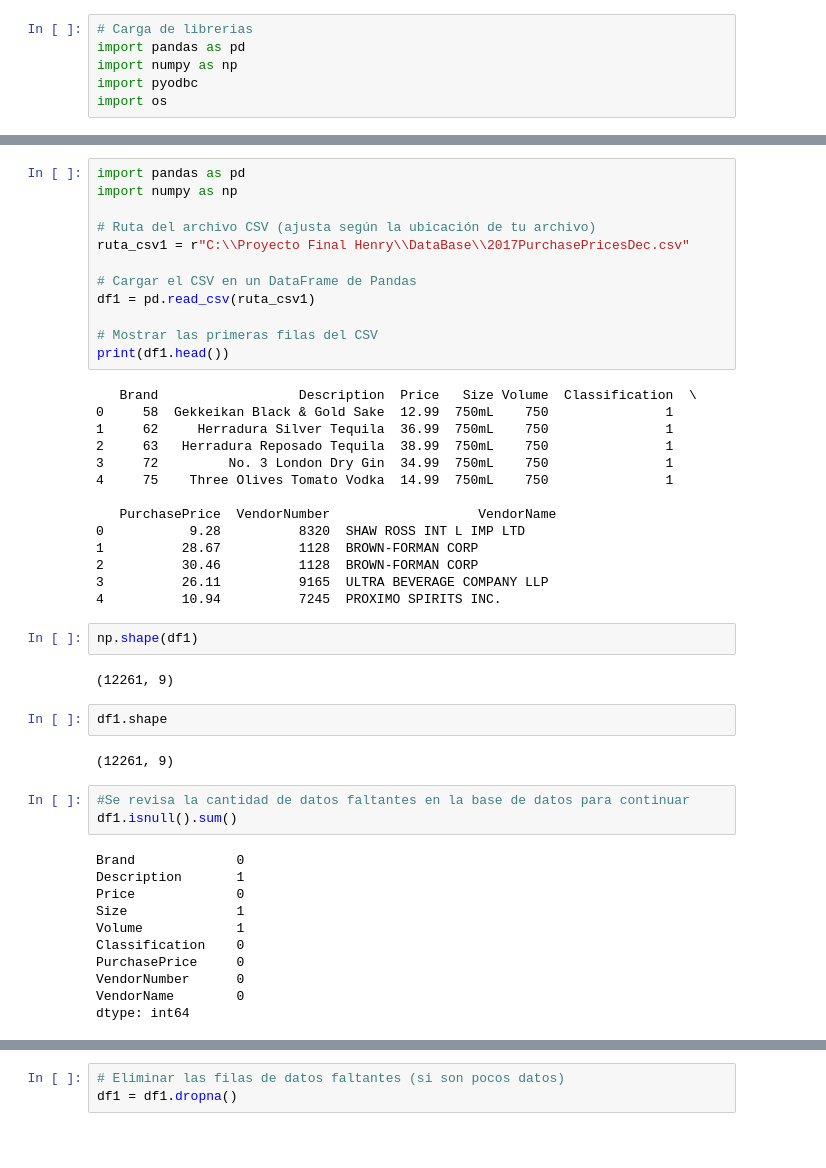
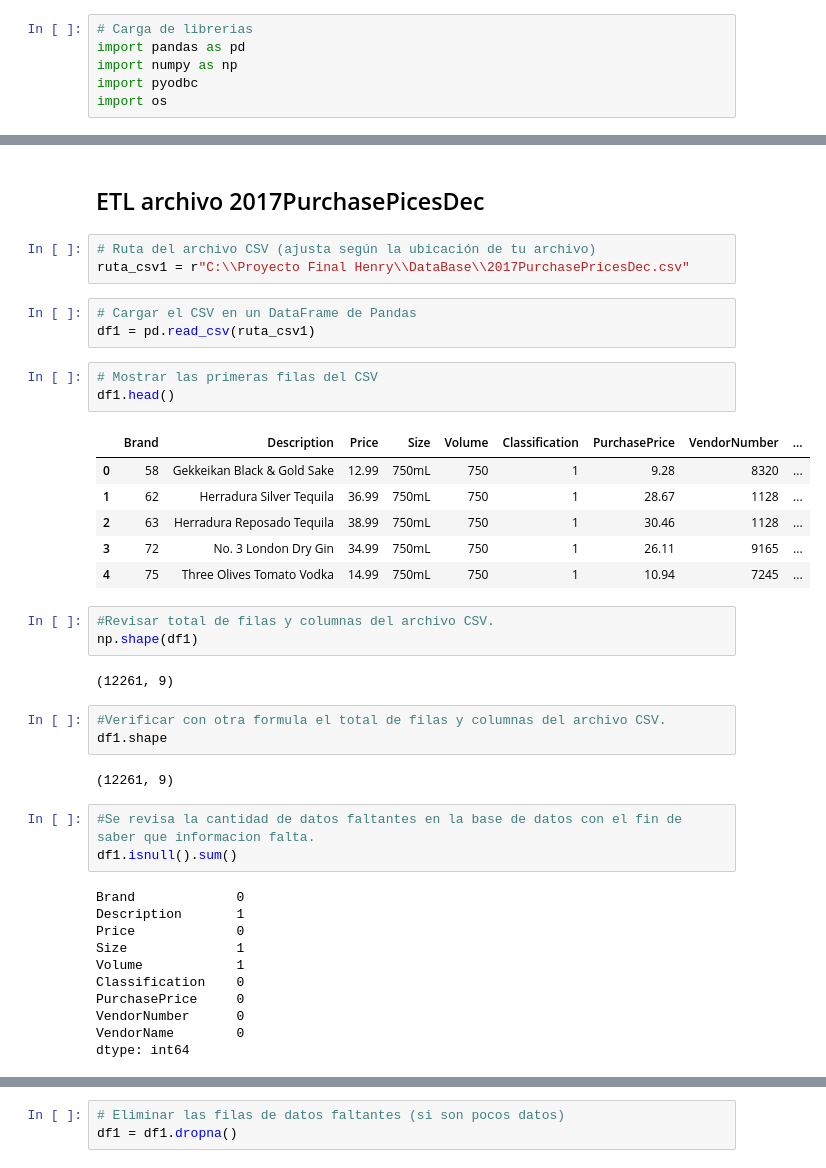
Before and after one commit to F3l1p3B0n1lla/FactibilidadInventariosLicorera, a Jupyter notebook: Proyecto Final Python to SQL Server.ipynb, the cells around one changed output, grey strips where cells are left out. Saved outputs shown, nothing was run; the diff lists cells and outputs as text; blank space fills up the shorter version.

Commit message:
Se modifica descripcion de cada formula y se borra la informacion que no es necesaria para ETL

```diff
--- a/Proyecto Final Python to SQL Server.ipynb
+++ b/Proyecto Final Python to SQL Server.ipynb
@@ -75,39 +19,33 @@ NameError: name 'os' is not defined
+# %% [markdown]
+## ETL archivo 2017PurchasePicesDec
 # %%
-import pandas as pd
-import numpy as np
-
 # Ruta del archivo CSV (ajusta según la ubicación de tu archivo)
 ruta_csv1 = r"C:\\Proyecto Final Henry\\DataBase\\2017PurchasePricesDec.csv"
-
-# Cargar el CSV en un DataFrame de Pandas
-df1 = pd.read_csv(ruta_csv1)
-
-# Mostrar las primeras filas del CSV
-print(df1.head())
-# %% [output]
-   Brand                  Description  Price   Size Volume  Classification  \
-0     58  Gekkeikan Black & Gold Sake  12.99  750mL    750               1
-1     62     Herradura Silver Tequila  36.99  750mL    750               1
-2     63   Herradura Reposado Tequila  38.99  750mL    750               1
-3     72         No. 3 London Dry Gin  34.99  750mL    750               1
-4     75    Three Olives Tomato Vodka  14.99  750mL    750               1
-
-   PurchasePrice  VendorNumber                   VendorName
-0           9.28          8320  SHAW ROSS INT L IMP LTD
-1          28.67          1128  BROWN-FORMAN CORP
-2          30.46          1128  BROWN-FORMAN CORP
-3          26.11          9165  ULTRA BEVERAGE COMPANY LLP
-4          10.94          7245  PROXIMO SPIRITS INC.
-# %%
-np.shape(df1)
-# %% [output]
-(12261, 9)
-# %%
-df1.shape
-# %% [output]
-(12261, 9)
+# %%
+# Cargar el CSV en un DataFrame de Pandas
+df1 = pd.read_csv(ruta_csv1)
+# %%
+# Mostrar las primeras filas del CSV
+df1.head()
+# %% [output]
+|  | Brand | Description | Price | Size | Volume | Classification | PurchasePrice | VendorNumber | ... |
+| 0 | 58 | Gekkeikan Black & Gold Sake | 12.99 | 750mL | 750 | 1 | 9.28 | 8320 | ... |
+| 1 | 62 | Herradura Silver Tequila | 36.99 | 750mL | 750 | 1 | 28.67 | 1128 | ... |
+| 2 | 63 | Herradura Reposado Tequila | 38.99 | 750mL | 750 | 1 | 30.46 | 1128 | ... |
+| 3 | 72 | No. 3 London Dry Gin | 34.99 | 750mL | 750 | 1 | 26.11 | 9165 | ... |
+| 4 | 75 | Three Olives Tomato Vodka | 14.99 | 750mL | 750 | 1 | 10.94 | 7245 | ... |
+# %%
+#Revisar total de filas y columnas del archivo CSV.
+np.shape(df1)
+# %% [output]
+(12261, 9)
+# %%
+#Verificar con otra formula el total de filas y columnas del archivo CSV.
+df1.shape
+# %% [output]
+(12261, 9)
 # %%
-#Se revisa la cantidad de datos faltantes en la base de datos para continuar
+#Se revisa la cantidad de datos faltantes en la base de datos con el fin de saber que informacion falta.
 df1.isnull().sum()
 # %% [output]
 Brand             0
```
Also changed, not shown: parts of 60 cells of this notebook.
